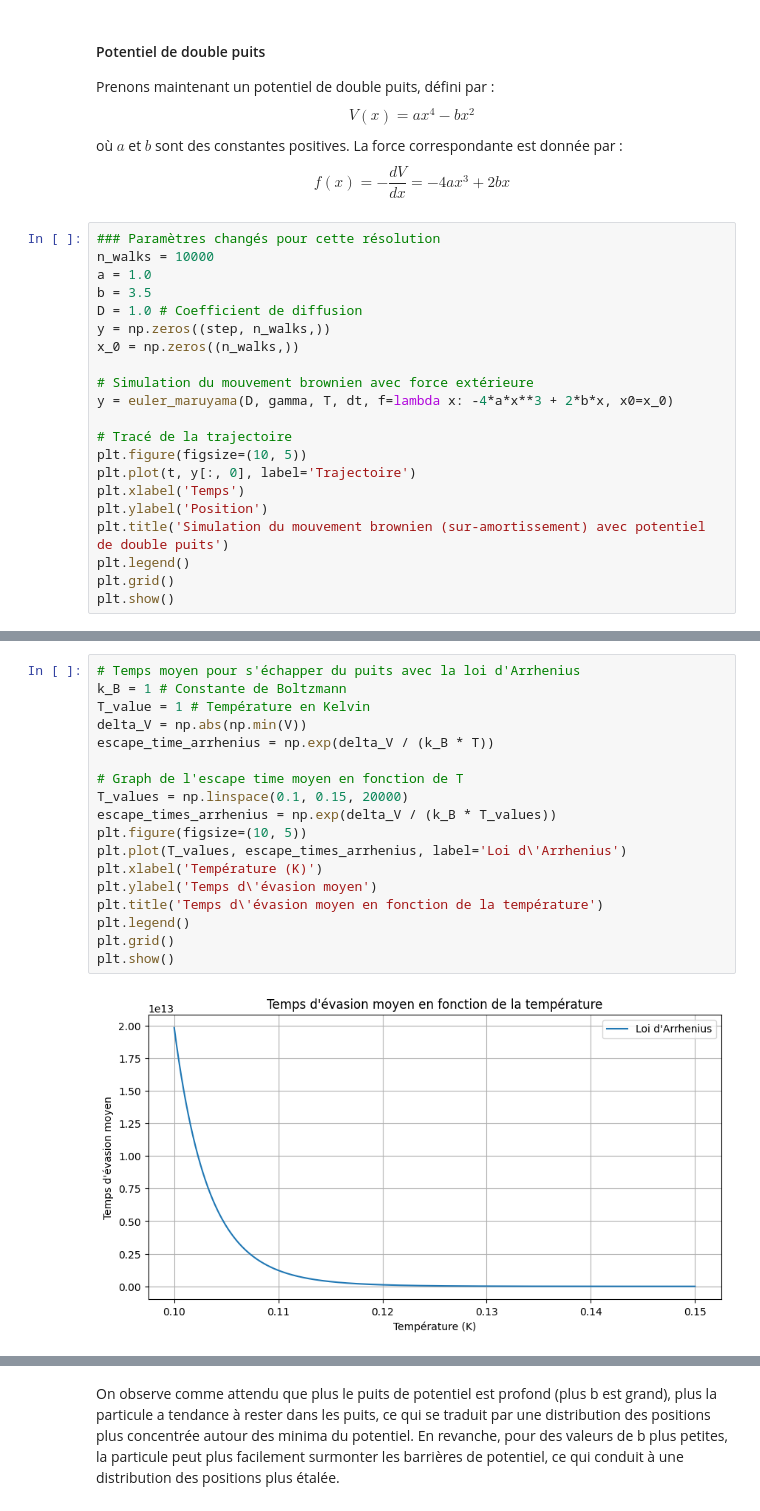
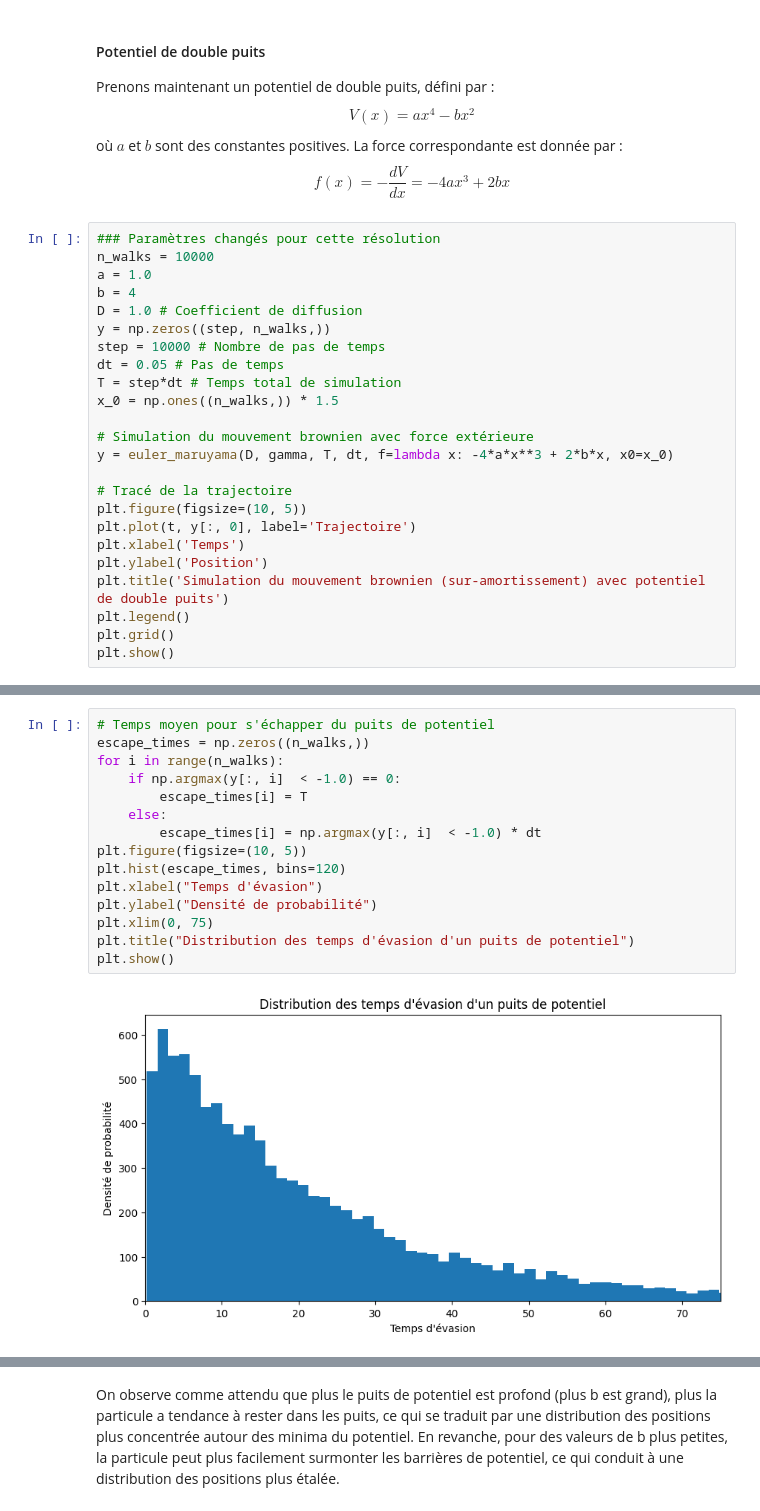
Before and after one commit to ostix360/Brownian-Motion, a Jupyter notebook: CR.ipynb, the cells around one changed output, grey strips where cells are left out. Cells and saved outputs as stored; diff of their text form.

```diff
--- a/CR.ipynb
+++ b/CR.ipynb
@@ -156,10 +159,13 @@ $$f(x) = -\frac{dV}{dx} = -4ax^3 + 2bx$$
 ### Paramètres changés pour cette résolution
 n_walks = 10000
 a = 1.0
-b = 3.5
+b = 4
 D = 1.0 # Coefficient de diffusion
 y = np.zeros((step, n_walks,))
-x_0 = np.zeros((n_walks,))
+step = 10000 # Nombre de pas de temps
+dt = 0.05 # Pas de temps
+T = step*dt # Temps total de simulation
+x_0 = np.ones((n_walks,)) * 1.5
 
 # Simulation du mouvement brownien avec force extérieure
 y = euler_maruyama(D, gamma, T, dt, f=lambda x: -4*a*x**3 + 2*b*x, x0=x_0)
@@ -201,20 +211,17 @@ plt.show()
 # %%
-# Temps moyen pour s'échapper du puits avec la loi d'Arrhenius
-k_B = 1 # Constante de Boltzmann
-T_value = 1 # Température en Kelvin
-delta_V = np.abs(np.min(V))
-escape_time_arrhenius = np.exp(delta_V / (k_B * T))
-
-# Graph de l'escape time moyen en fonction de T
-T_values = np.linspace(0.1, 0.15, 20000)
-escape_times_arrhenius = np.exp(delta_V / (k_B * T_values))
+# Temps moyen pour s'échapper du puits de potentiel
+escape_times = np.zeros((n_walks,))
+for i in range(n_walks):
+    if np.argmax(y[:, i]  < -1.0) == 0:
+        escape_times[i] = T
+    else:
+        escape_times[i] = np.argmax(y[:, i]  < -1.0) * dt
 plt.figure(figsize=(10, 5))
-plt.plot(T_values, escape_times_arrhenius, label='Loi d\'Arrhenius')
-plt.xlabel('Température (K)')
-plt.ylabel('Temps d\'évasion moyen')
-plt.title('Temps d\'évasion moyen en fonction de la température')
-plt.legend()
-plt.grid()
+plt.hist(escape_times, bins=120)
+plt.xlabel("Temps d'évasion")
+plt.ylabel("Densité de probabilité")
+plt.xlim(0, 75)
+plt.title("Distribution des temps d'évasion d'un puits de potentiel")
 plt.show()
 # %% [output]
-[figure, old version]
+[figure, new version]
```
Also changed, not shown: parts of 11 cells of this notebook.
